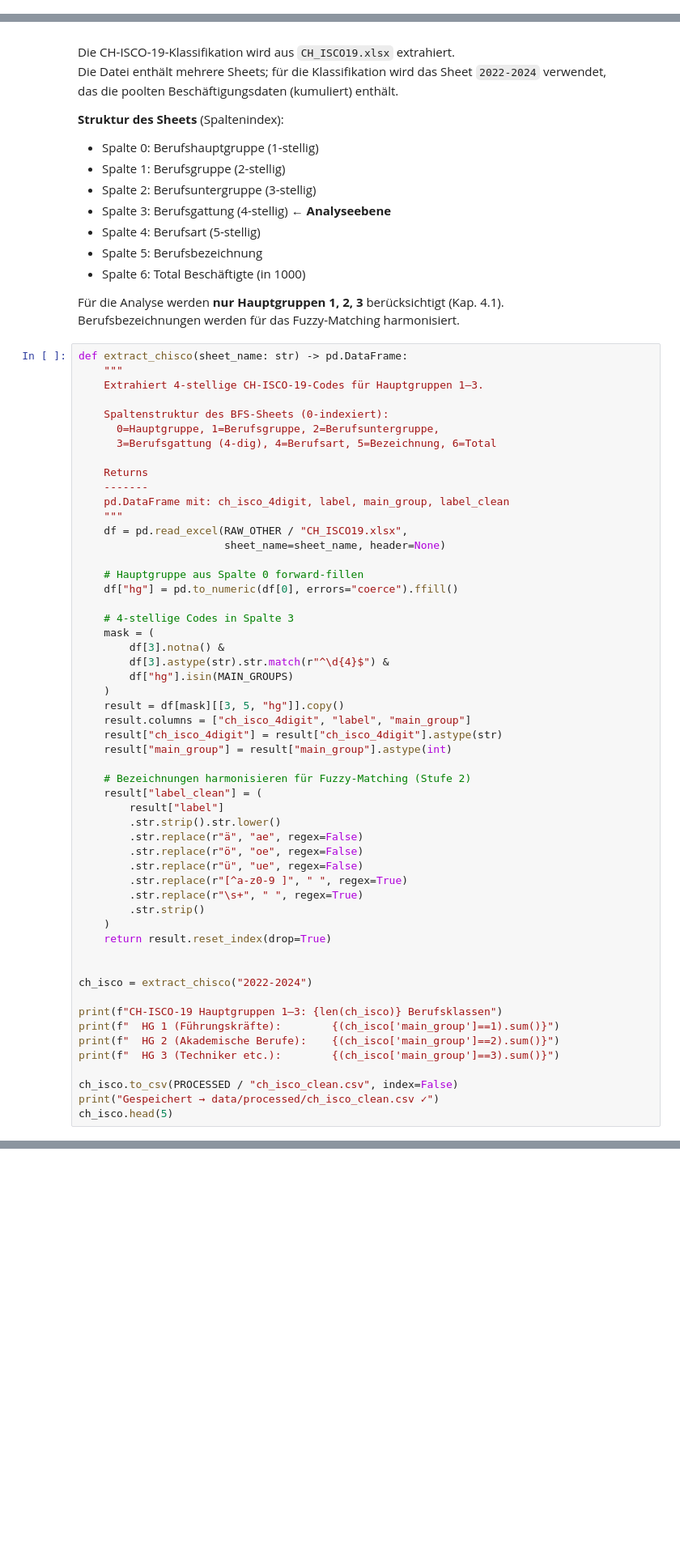
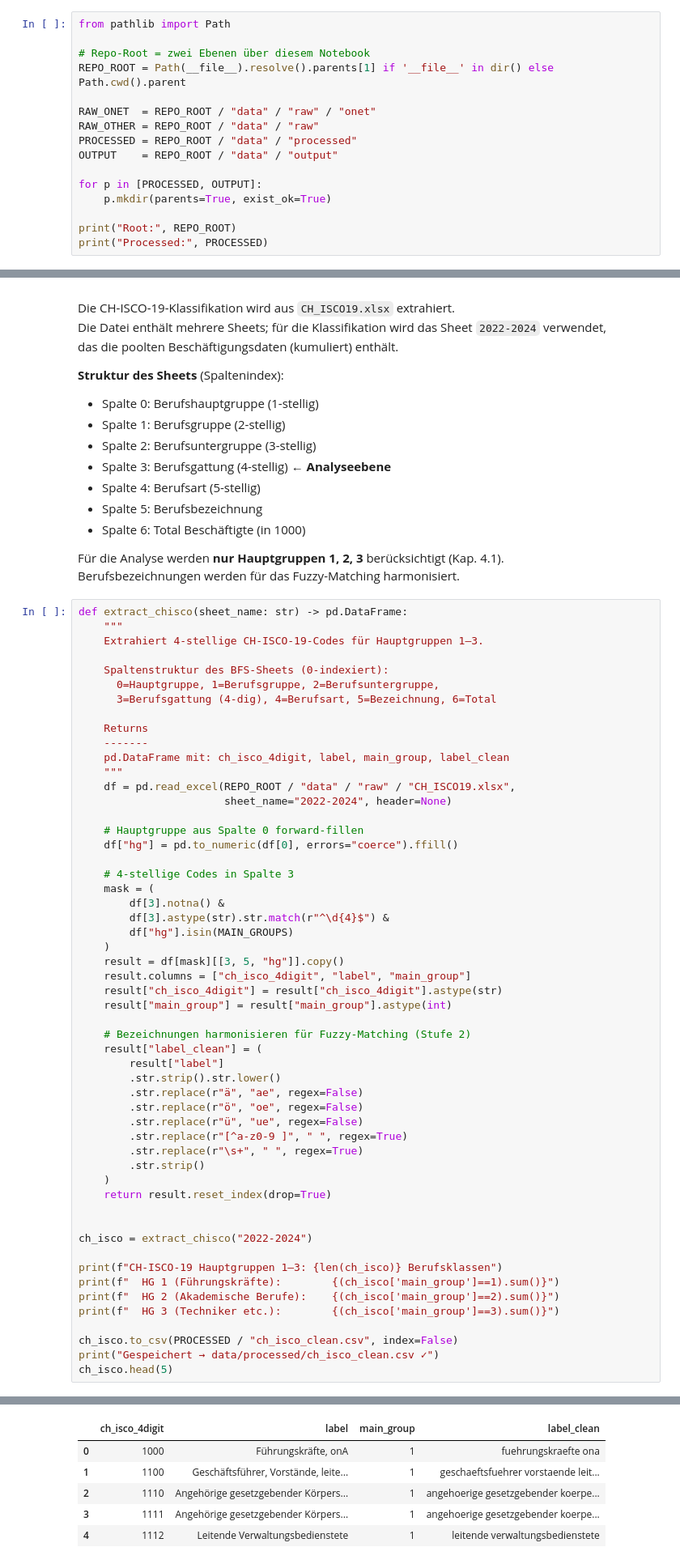
Before and after one commit to nojimayu/Master_Thesis, a Jupyter notebook: notebooks/outdated_llm_exposure_data_preparation.ipynb, the cells around one changed output, grey strips where cells are left out. Shown at 81% size. Saved outputs shown, nothing was run; the diff lists cells and outputs as text; blank space fills up the shorter version.

````diff
--- a/notebooks/llm_exposure_data_preparation.ipynb
+++ b/notebooks/outdated_llm_exposure_data_preparation.ipynb
@@ -28,3 +28,19 @@ data/
 ├── processed/
 └── output/
 ```
+# %%
+from pathlib import Path
+
+# Repo-Root = zwei Ebenen über diesem Notebook
+REPO_ROOT = Path(__file__).resolve().parents[1] if '__file__' in dir() else Path.cwd().parent
+
+RAW_ONET  = REPO_ROOT / "data" / "raw" / "onet"
+RAW_OTHER = REPO_ROOT / "data" / "raw"
+PROCESSED = REPO_ROOT / "data" / "processed"
+OUTPUT    = REPO_ROOT / "data" / "output"
+
+for p in [PROCESSED, OUTPUT]:
+    p.mkdir(parents=True, exist_ok=True)
+
+print("Root:", REPO_ROOT)
+print("Processed:", PROCESSED)
@@ -193,8 +224,8 @@ def extract_chisco(sheet_name: str) -> pd.DataFrame:
     -------
     pd.DataFrame mit: ch_isco_4digit, label, main_group, label_clean
     """
-    df = pd.read_excel(RAW_OTHER / "CH_ISCO19.xlsx",
-                       sheet_name=sheet_name, header=None)
+    df = pd.read_excel(REPO_ROOT / "data" / "raw" / "CH_ISCO19.xlsx",
+                       sheet_name="2022-2024", header=None)
 
     # Hauptgruppe aus Spalte 0 forward-fillen
     df["hg"] = pd.to_numeric(df[0], errors="coerce").ffill()
@@ -234,3 +265,4 @@ print(f"  HG 3 (Techniker etc.):        {(ch_isco['main_group']==3).sum()}")
 ch_isco.to_csv(PROCESSED / "ch_isco_clean.csv", index=False)
 print("Gespeichert → data/processed/ch_isco_clean.csv ✓")
 ch_isco.head(5)
+# %% [output]
@@ -237,3 +274,9 @@ ch_isco.head(5)
+|  | ch_isco_4digit | label | main_group | label_clean |
+| 0 | 1000 | Führungskräfte, onA | 1 | fuehrungskraefte ona |
+| 1 | 1100 | Geschäftsführer, Vorstände, leite... | 1 | geschaeftsfuehrer vorstaende leit... |
+| 2 | 1110 | Angehörige gesetzgebender Körpers... | 1 | angehoerige gesetzgebender koerpe... |
+| 3 | 1111 | Angehörige gesetzgebender Körpers... | 1 | angehoerige gesetzgebender koerpe... |
+| 4 | 1112 | Leitende Verwaltungsbedienstete | 1 | leitende verwaltungsbedienstete |
 # %% [markdown]
 ---
 ## 5.1.3 BFS-Strukturerhebung (ΔBFS_j)
````
Also changed, not shown: parts of 14 cells of this notebook, 2 other files.
